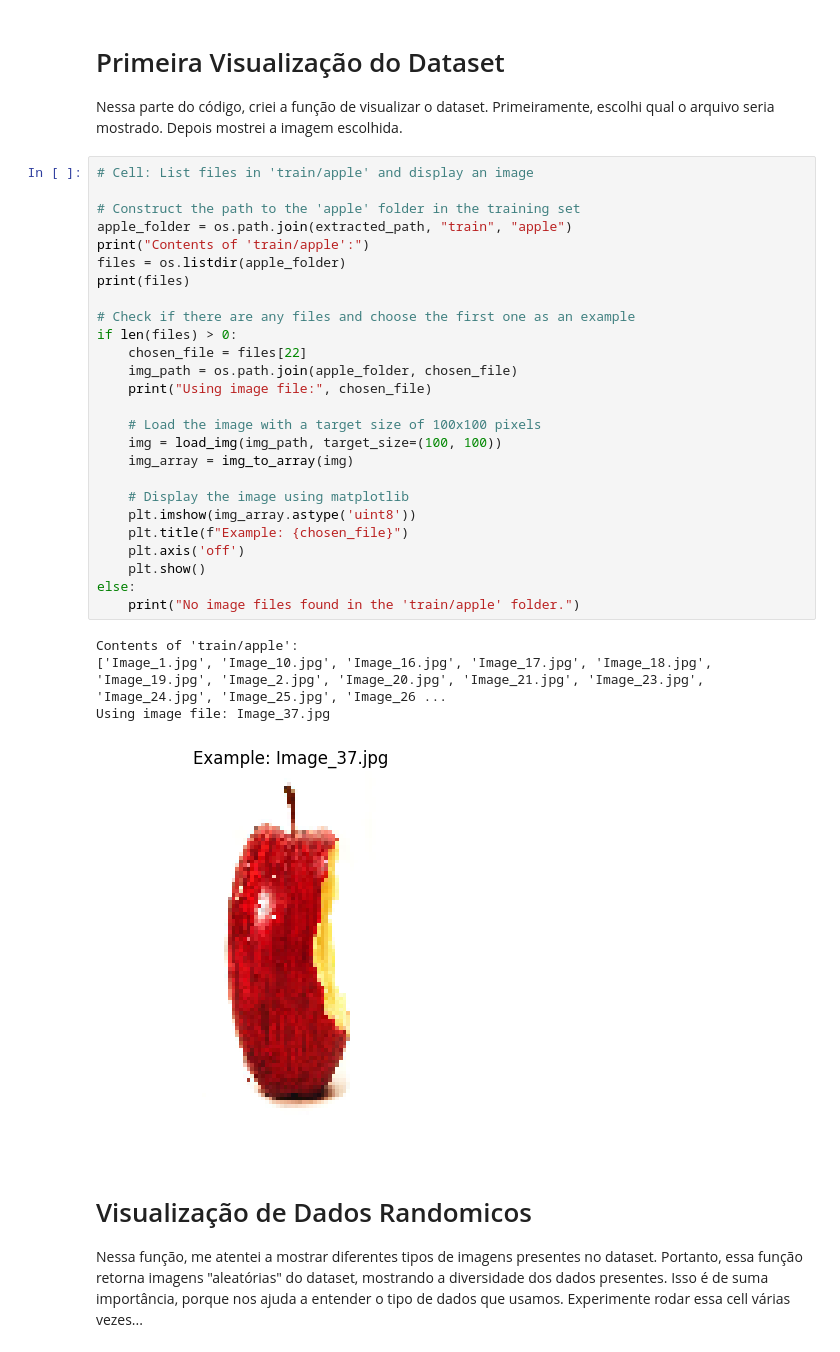
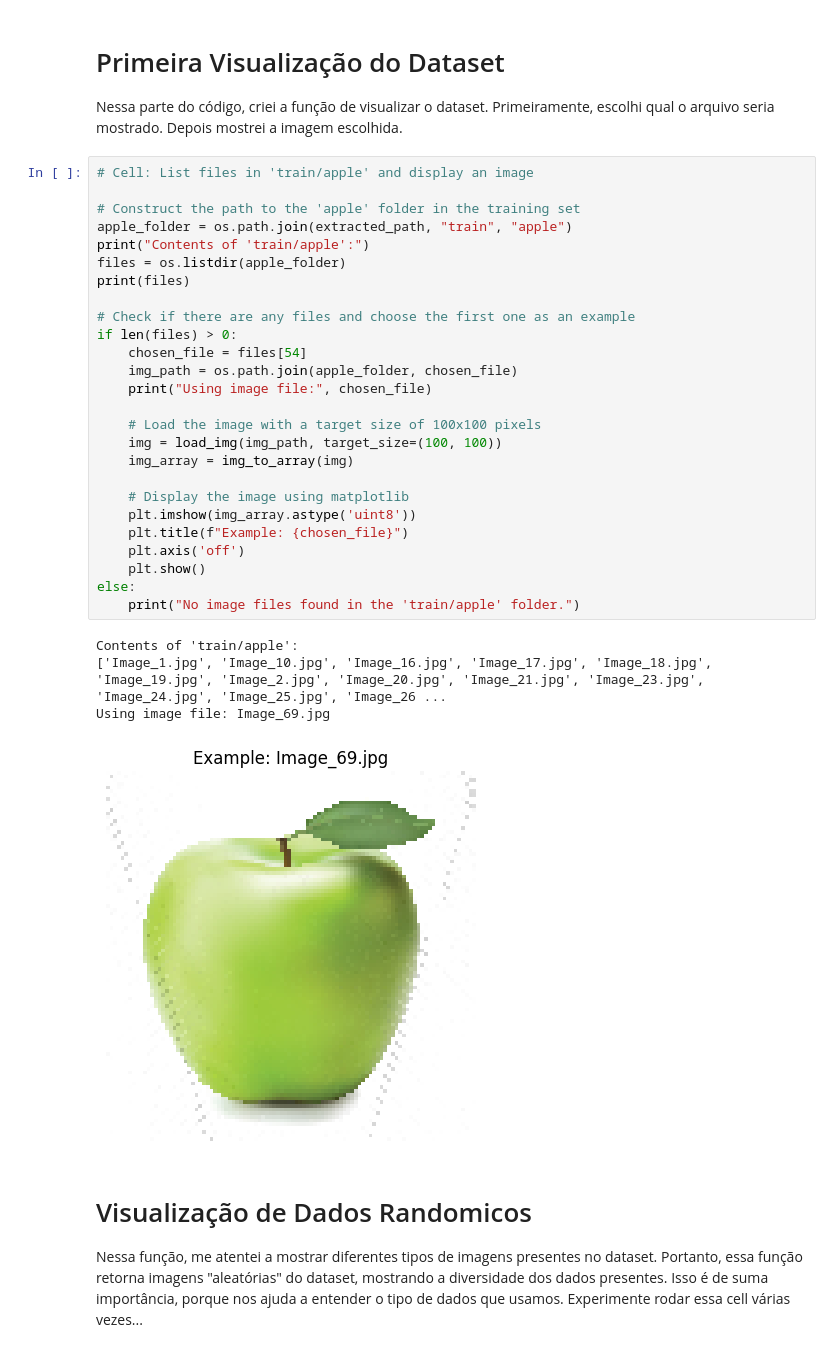
Before and after one commit to marcelomx30/AI-Final-Project, a Jupyter notebook: FruitsVeggies_Classification_CNN.ipynb, the cells around one changed output. Saved outputs shown, nothing was run; the diff lists cells and outputs as text.

```diff
--- a/FruitsVeggies_Classification_CNN.ipynb
+++ b/FruitsVeggies_Classification_CNN.ipynb
@@ -80,34 +82,34 @@ Primeiramente, escolhi qual o arquivo seria mostrado. Depois mostrei a imagem es
 # %%
 # Cell: List files in 'train/apple' and display an image
 
 # Construct the path to the 'apple' folder in the training set
 apple_folder = os.path.join(extracted_path, "train", "apple")
 print("Contents of 'train/apple':")
 files = os.listdir(apple_folder)
 print(files)
 
 # Check if there are any files and choose the first one as an example
 if len(files) > 0:
-    chosen_file = files[22]
+    chosen_file = files[54]
     img_path = os.path.join(apple_folder, chosen_file)
     print("Using image file:", chosen_file)
 
     # Load the image with a target size of 100x100 pixels
     img = load_img(img_path, target_size=(100, 100))
     img_array = img_to_array(img)
 
     # Display the image using matplotlib
     plt.imshow(img_array.astype('uint8'))
     plt.title(f"Example: {chosen_file}")
     plt.axis('off')
     plt.show()
 else:
     print("No image files found in the 'train/apple' folder.")
 # %% [output]
 Contents of 'train/apple':
 ['Image_1.jpg', 'Image_10.jpg', 'Image_16.jpg', 'Image_17.jpg', 'Image_18.jpg', 'Image_19.jpg', 'Image_2.jpg', 'Image_20.jpg', 'Image_21.jpg', 'Image_23.jpg', 'Image_24.jpg', 'Image_25.jpg', 'Image_26 ...
-Using image file: Image_37.jpg
+Using image file: Image_69.jpg
-[figure, old version]
+[figure, new version]
 # %% [markdown]
 # Visualização de Dados Randomicos
 Nessa função, me atentei a mostrar diferentes tipos de imagens presentes no dataset.
```
Also changed, not shown: parts of 52 cells of this notebook, 1 other file.
